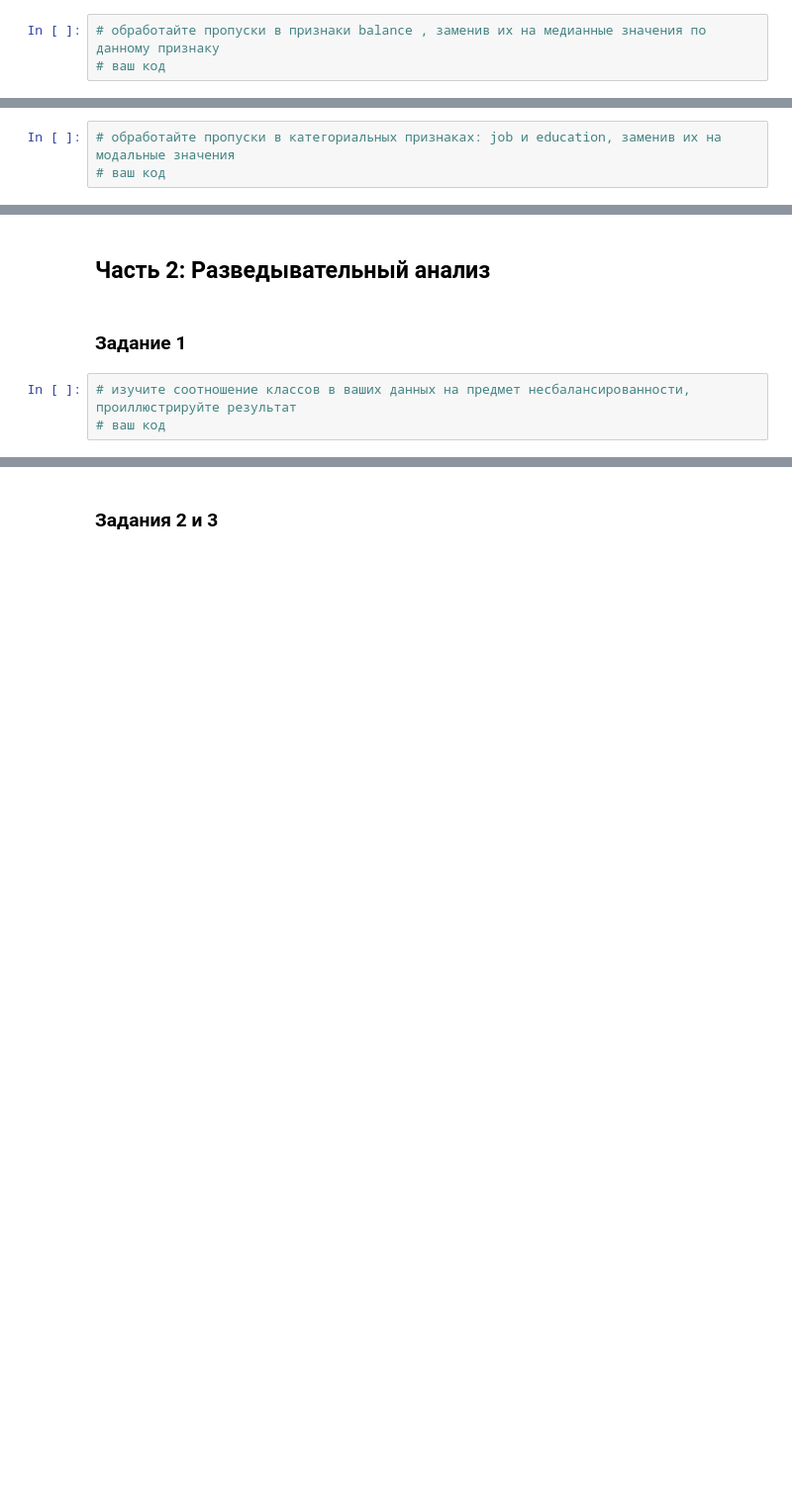
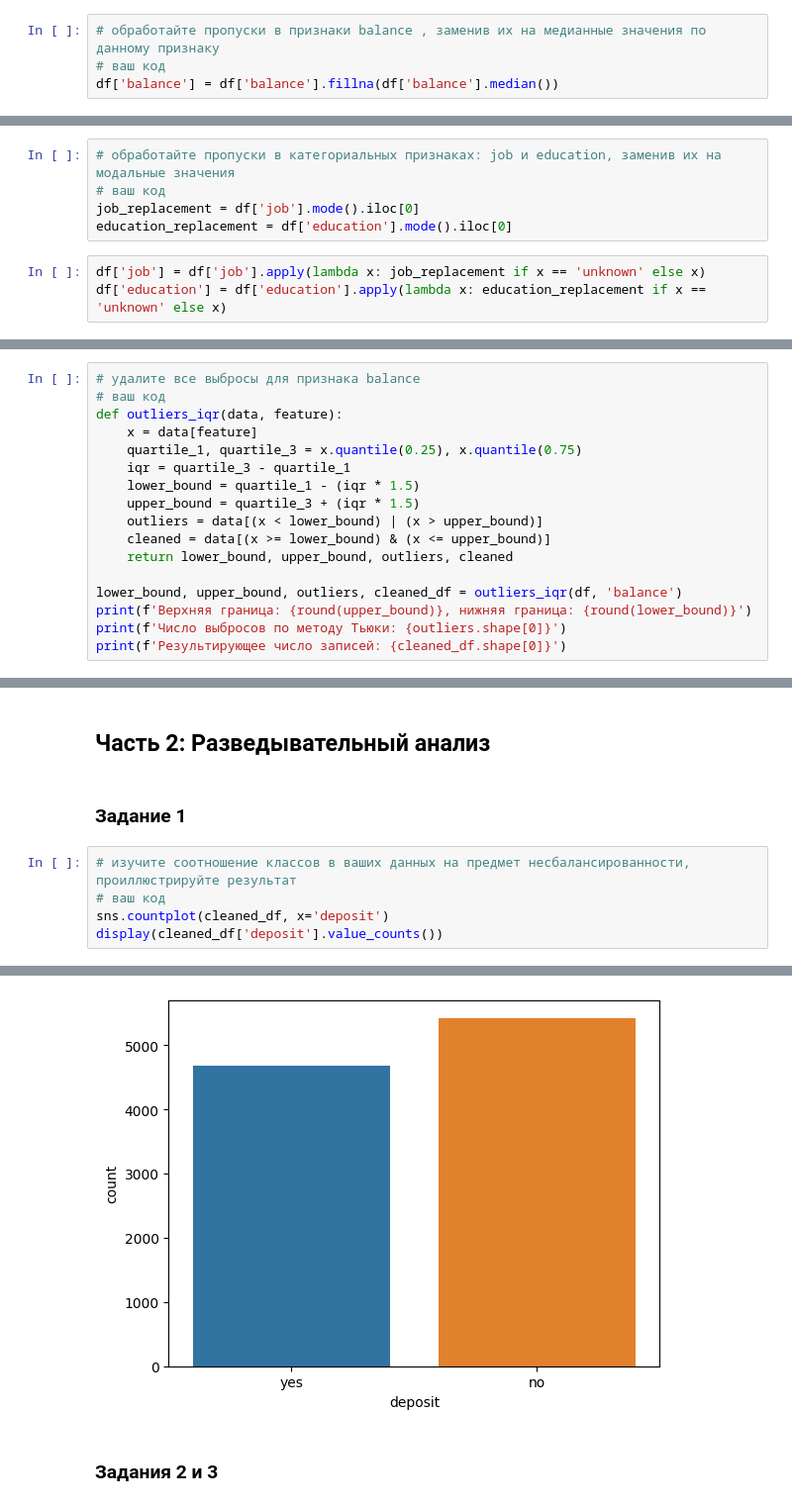
Before and after one commit to DenisBaburin/ds_school_148, a Jupyter notebook: DS_school/Projects/PROJECT-4_Задача классификации/Project_4_ML.ipynb, the cells around one changed output, grey strips where cells are left out. Shown at 99% size. Saved outputs shown, nothing was run; the diff lists cells and outputs as text; blank space fills up the shorter version.

```diff
--- a/DS_school/Projects/PROJECT-4_Задача классификации/Project_4_ML.ipynb
+++ b/DS_school/Projects/PROJECT-4_Задача классификации/Project_4_ML.ipynb
@@ -75,3 +119,4 @@ Name: count, dtype: int64
 # %%
 # обработайте пропуски в признаки balance , заменив их на медианные значения по данному признаку
 # ваш код
+df['balance'] = df['balance'].fillna(df['balance'].median())
@@ -80,3 +129,8 @@ Name: count, dtype: int64
 # %%
 # обработайте пропуски в категориальных признаках: job и education, заменив их на модальные значения
 # ваш код
+job_replacement = df['job'].mode().iloc[0]
+education_replacement = df['education'].mode().iloc[0]
+# %%
+df['job'] = df['job'].apply(lambda x: job_replacement if x == 'unknown' else x)
+df['education'] = df['education'].apply(lambda x: education_replacement if x == 'unknown' else x)
@@ -87,0 +145,17 @@ Name: count, dtype: int64
+# %%
+# удалите все выбросы для признака balance
+# ваш код
+def outliers_iqr(data, feature):
+    x = data[feature]
+    quartile_1, quartile_3 = x.quantile(0.25), x.quantile(0.75)
+    iqr = quartile_3 - quartile_1
+    lower_bound = quartile_1 - (iqr * 1.5)
+    upper_bound = quartile_3 + (iqr * 1.5)
+    outliers = data[(x < lower_bound) | (x > upper_bound)]
+    cleaned = data[(x >= lower_bound) & (x <= upper_bound)]
+    return lower_bound, upper_bound, outliers, cleaned
+
+lower_bound, upper_bound, outliers, cleaned_df = outliers_iqr(df, 'balance')
+print(f'Верхняя граница: {round(upper_bound)}, нижняя граница: {round(lower_bound)}')
+print(f'Число выбросов по методу Тьюки: {outliers.shape[0]}')
+print(f'Результирующее число записей: {cleaned_df.shape[0]}')
@@ -92,3 +170,6 @@ Name: count, dtype: int64
 # %%
 # изучите соотношение классов в ваших данных на предмет несбалансированности, проиллюстрируйте результат
 # ваш код
+sns.countplot(cleaned_df, x='deposit')
+display(cleaned_df['deposit'].value_counts())
+# %% [output]
@@ -95,3 +180,4 @@ Name: count, dtype: int64
+[figure, added]
 # %% [markdown]
 ### Задания 2 и 3
 # %%
```
Also changed, not shown: parts of 21 cells of this notebook.
